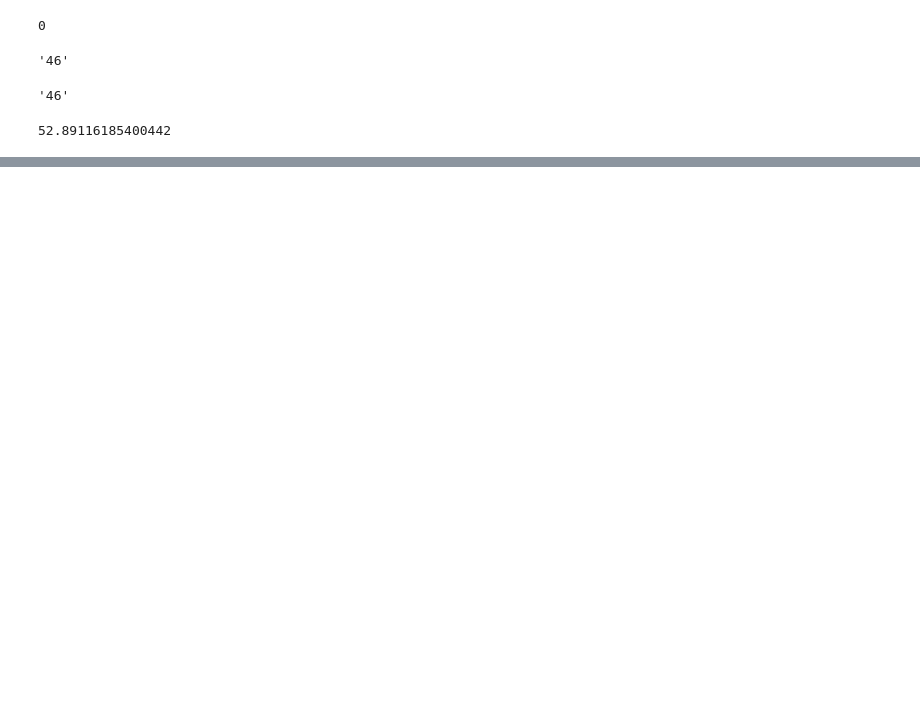
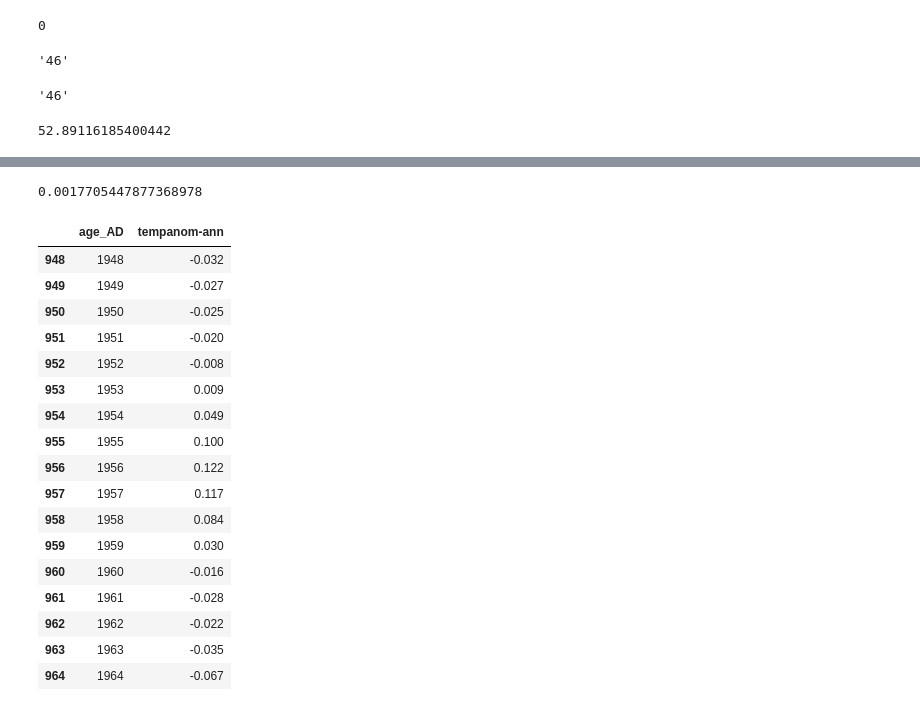
Before and after one commit to SarahMBurgart/temp-anomalies-seattle, a Jupyter notebook: NOAA dataset - CLEAN version.ipynb, the cells around one changed output, grey strips where cells are left out. Cells and saved outputs as stored; diff of their text form; code cells hidden in the pictures; blank space fills up the shorter version.

```diff
--- a/NOAA dataset - CLEAN version.ipynb
+++ b/NOAA dataset - CLEAN version.ipynb
@@ -199,0 +293,15 @@ plt.show()
+# %%
+# year comparison (temp anomaly yearly) = base_mean - year mean from lists
+anomaly48_64 = list(map(lambda x:x[1]- base_mean, means48_64))
+anomaly73_78 = list(map(lambda x:x[1]- base_mean, means73_78))
+anomaly90_99 = list(map(lambda x:x[1]- base_mean, means90_99))
+anomaly04_18 = list(map(lambda x:x[1]- base_mean, means04_18))
+
+lcd_anomaly = anomaly48_64+anomaly73_78+anomaly90_99+anomaly04_18
+lcd_anomaly_mean = sum(lcd_anomaly) / len(lcd_anomaly)
+
+anomaly48_
+
+# [x[1]-base_mean for x in list ]
+# %% [output]
+0.0017705447877368978
@@ -199,0 +322,21 @@ plt.show()
+# %%
+paleo48_64
+# %% [output]
+|  | age_AD | tempanom-ann |
+| 948 | 1948 | -0.032 |
+| 949 | 1949 | -0.027 |
+| 950 | 1950 | -0.025 |
+| 951 | 1951 | -0.020 |
+| 952 | 1952 | -0.008 |
+| 953 | 1953 | 0.009 |
+| 954 | 1954 | 0.049 |
+| 955 | 1955 | 0.100 |
+| 956 | 1956 | 0.122 |
+| 957 | 1957 | 0.117 |
+| 958 | 1958 | 0.084 |
+| 959 | 1959 | 0.030 |
+| 960 | 1960 | -0.016 |
+| 961 | 1961 | -0.028 |
+| 962 | 1962 | -0.022 |
+| 963 | 1963 | -0.035 |
+| 964 | 1964 | -0.067 |
```
Also changed, not shown: parts of 27 cells of this notebook.
